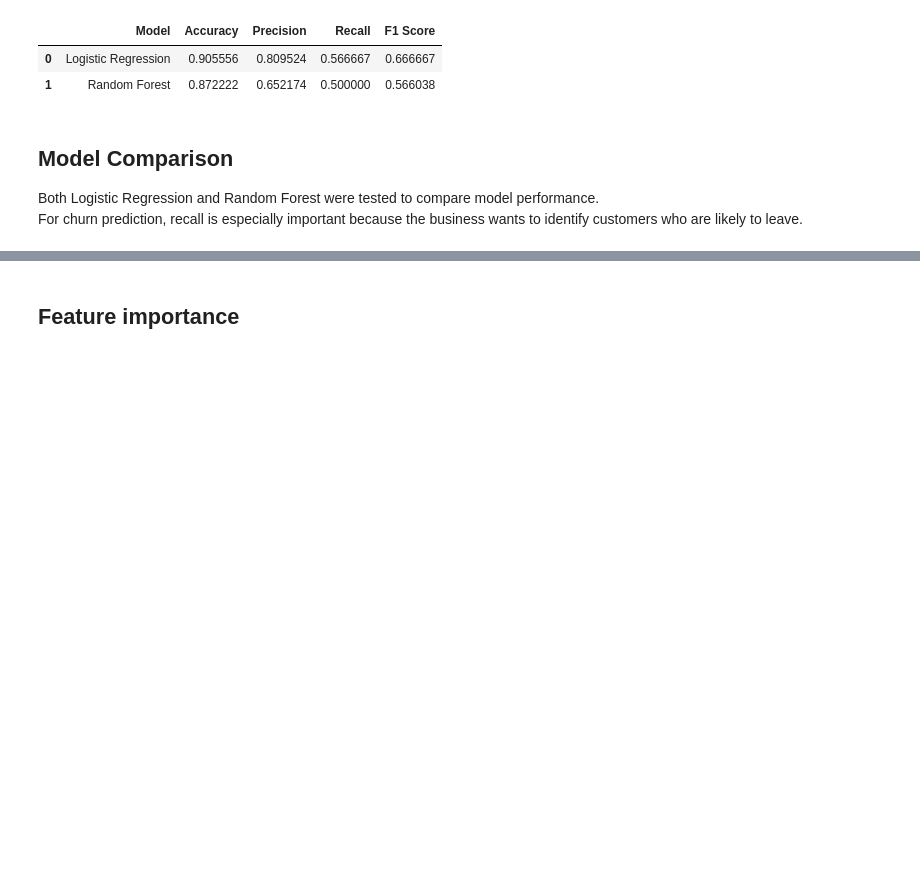
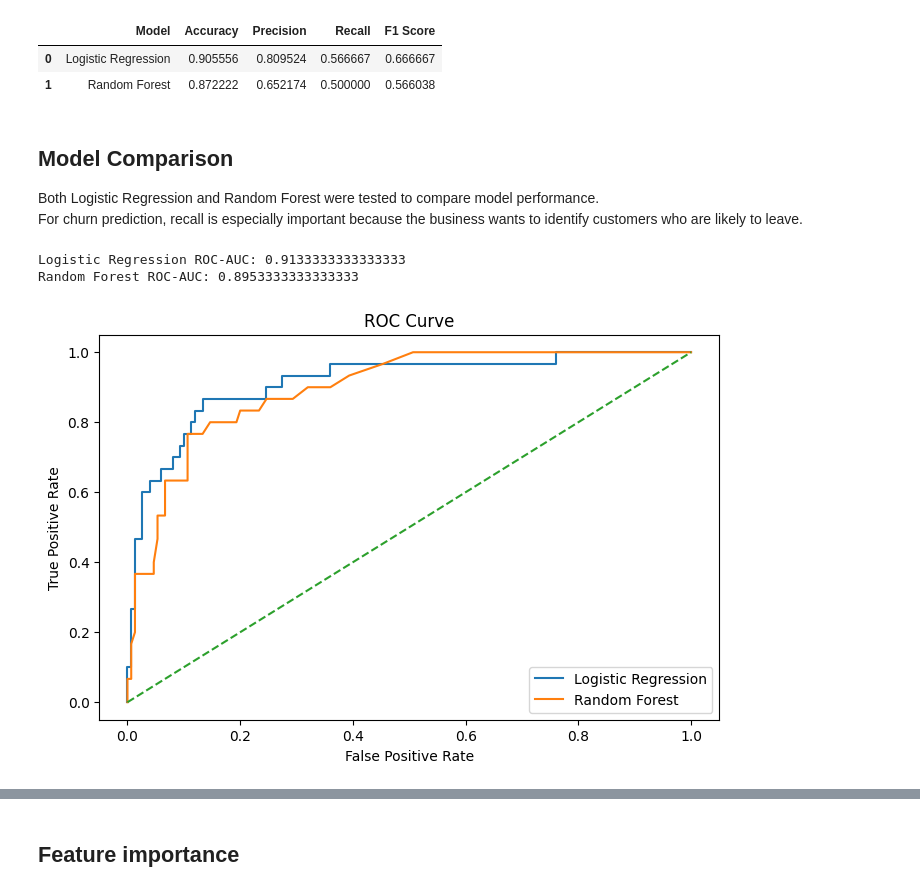
Before and after one commit to TharushiKarunarathne/Customer-Churn-Risk-Analysis-and-Prediction, a Jupyter notebook: notebooks/churn_analysis.ipynb, the cells around one changed output, grey strips where cells are left out. Saved outputs shown, nothing was run; the diff lists cells and outputs as text; code cells hidden in the pictures; blank space fills up the shorter version.

```diff
--- a/notebooks/churn_analysis.ipynb
+++ b/notebooks/churn_analysis.ipynb
@@ -318,3 +318,32 @@ model_results
 
 Both Logistic Regression and Random Forest were tested to compare model performance.
 For churn prediction, recall is especially important because the business wants to identify customers who are likely to leave.
+# %%
+# calculating ROC-AUC scores for both models
+log_prob = log_model.predict_proba(X_test_scaled)[:, 1]
+rf_prob = rf_model.predict_proba(X_test)[:, 1]
+
+print("Logistic Regression ROC-AUC:", roc_auc_score(y_test, log_prob))
+print("Random Forest ROC-AUC:", roc_auc_score(y_test, rf_prob))
+# %% [output]
+Logistic Regression ROC-AUC: 0.9133333333333333
+Random Forest ROC-AUC: 0.8953333333333333
+# %%
+from sklearn.metrics import roc_curve
+
+log_fpr, log_tpr, _ = roc_curve(y_test, log_prob)
+rf_fpr, rf_tpr, _ = roc_curve(y_test, rf_prob)
+
+plt.figure(figsize=(8, 5))
+plt.plot(log_fpr, log_tpr, label="Logistic Regression")
+plt.plot(rf_fpr, rf_tpr, label="Random Forest")
+plt.plot([0, 1], [0, 1], linestyle="--")
+
+plt.xlabel("False Positive Rate")
+plt.ylabel("True Positive Rate")
+plt.title("ROC Curve")
+plt.legend()
+plt.savefig("../images/roc_curve.png", bbox_inches="tight")
+plt.show()
+# %% [output]
+[figure, added]
```
Also changed, not shown: parts of 10 cells of this notebook, 4 other files.
